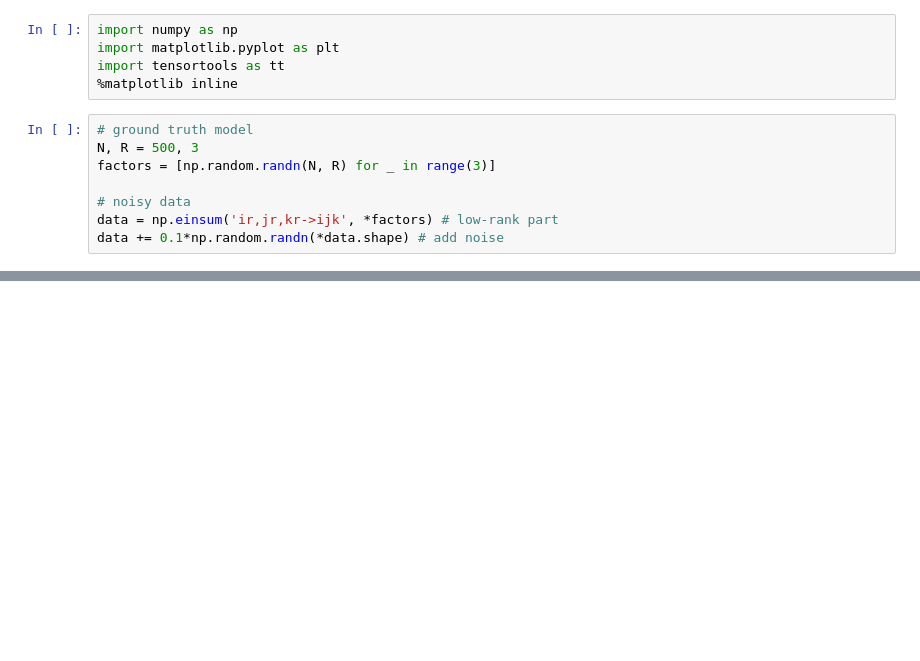
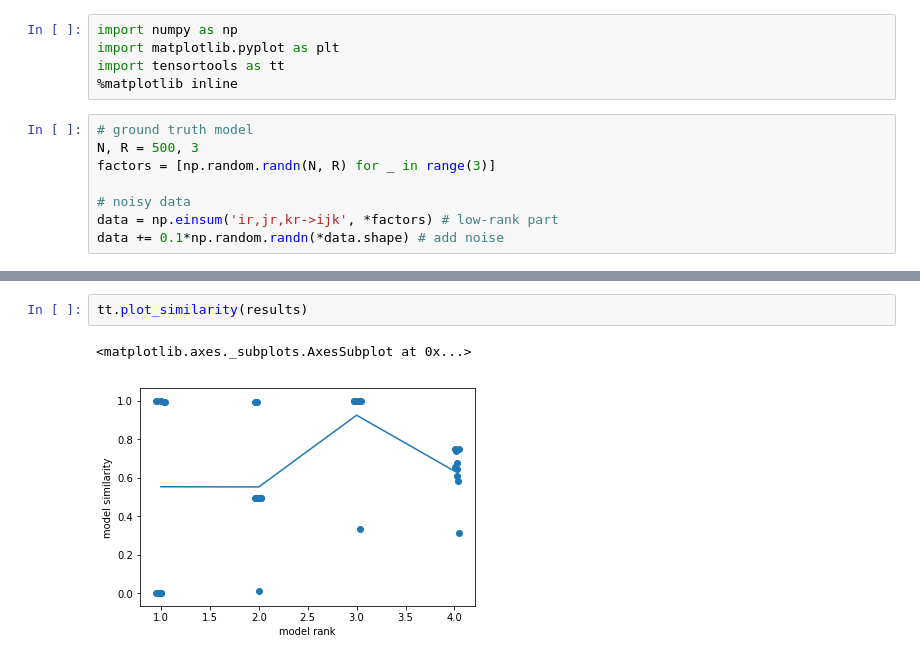
Before and after one commit to neurostatslab/tensortools, a Jupyter notebook: examples/randomized-classic-als.ipynb, the cells around one changed output, grey strips where cells are left out. Saved outputs shown, nothing was run; the diff lists cells and outputs as text; blank space fills up the shorter version.

```diff
--- a/examples/randomized-classic-als.ipynb
+++ b/examples/randomized-classic-als.ipynb
@@ -38,0 +45,5 @@ tt.plot_error(results)
+# %%
+tt.plot_similarity(results)
+# %% [output]
+<matplotlib.axes._subplots.AxesSubplot at 0x...>
+[figure, added]
```
Also changed, not shown: parts of 4 cells of this notebook, 8 other files.
